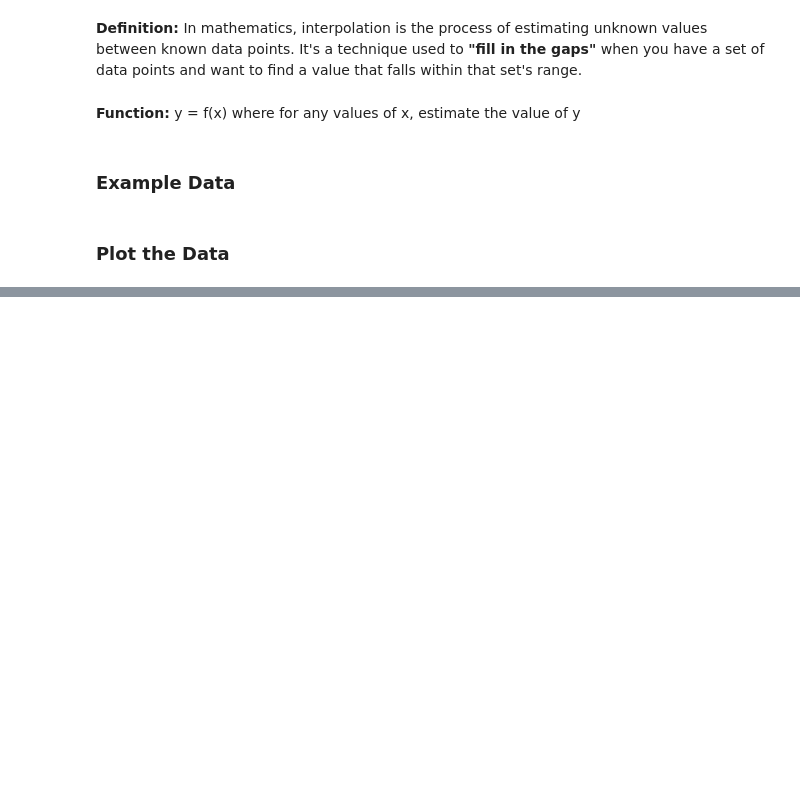
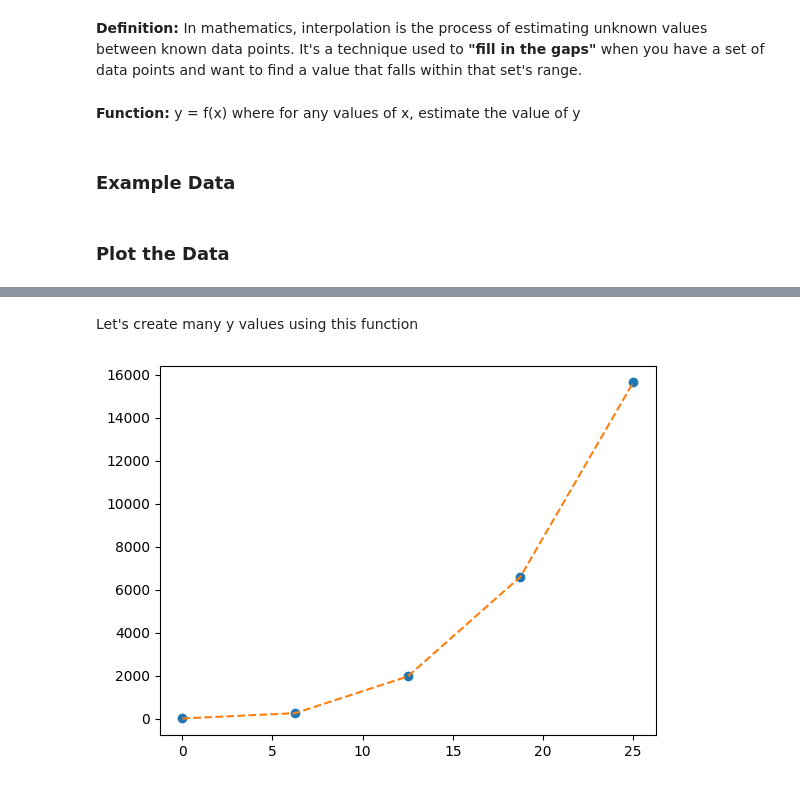
Before and after one commit to suddeb/PythonCode, a Jupyter notebook: DataManipulation/FillMissingValues-3.ipynb, the cells around one changed output, grey strips where cells are left out. Saved outputs shown, nothing was run; the diff lists cells and outputs as text; code cells hidden in the pictures; blank space fills up the shorter version.

```diff
--- a/DataManipulation/FillMissingValues-3.ipynb
+++ b/DataManipulation/FillMissingValues-3.ipynb
@@ -24,0 +32,9 @@ plt.show()
+# %% [markdown]
+Let's create many y values using this function
+# %%
+xnew = np.linspace(0, 25, 500)
+ynew = yfn(xnew)
+plt.plot(x_data, y_data, 'o', xnew, ynew, '--')
+plt.show()
+# %% [output]
+[figure, added]
```
Also changed, not shown: parts of 9 cells of this notebook.
